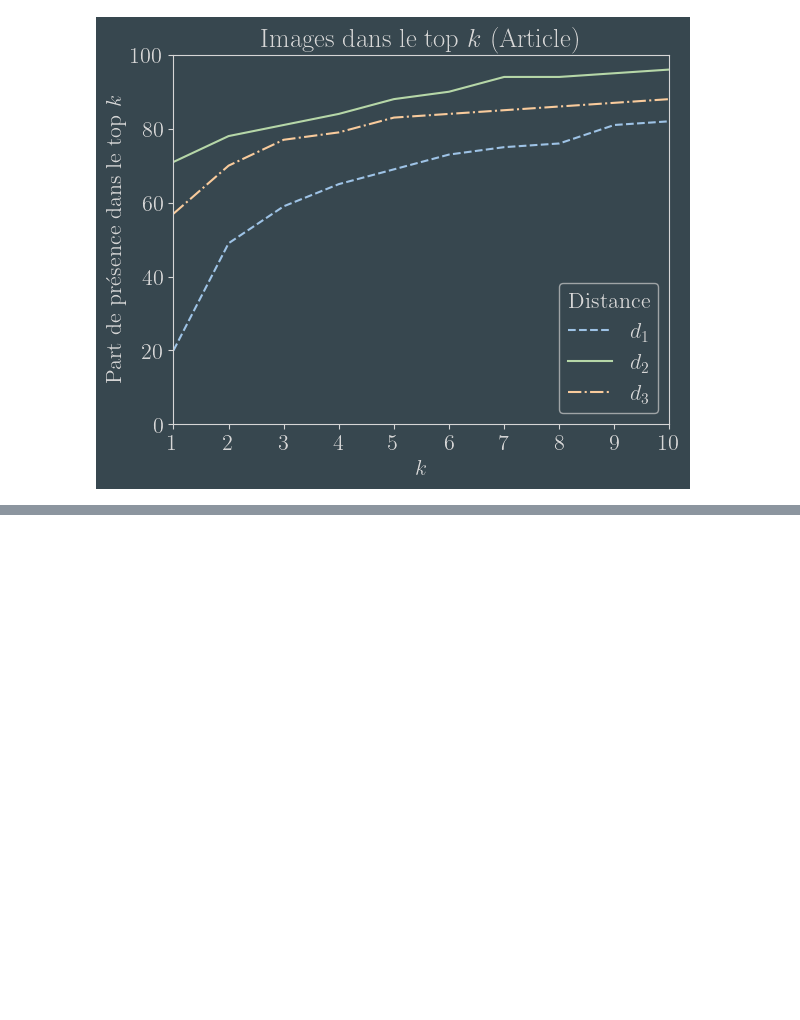
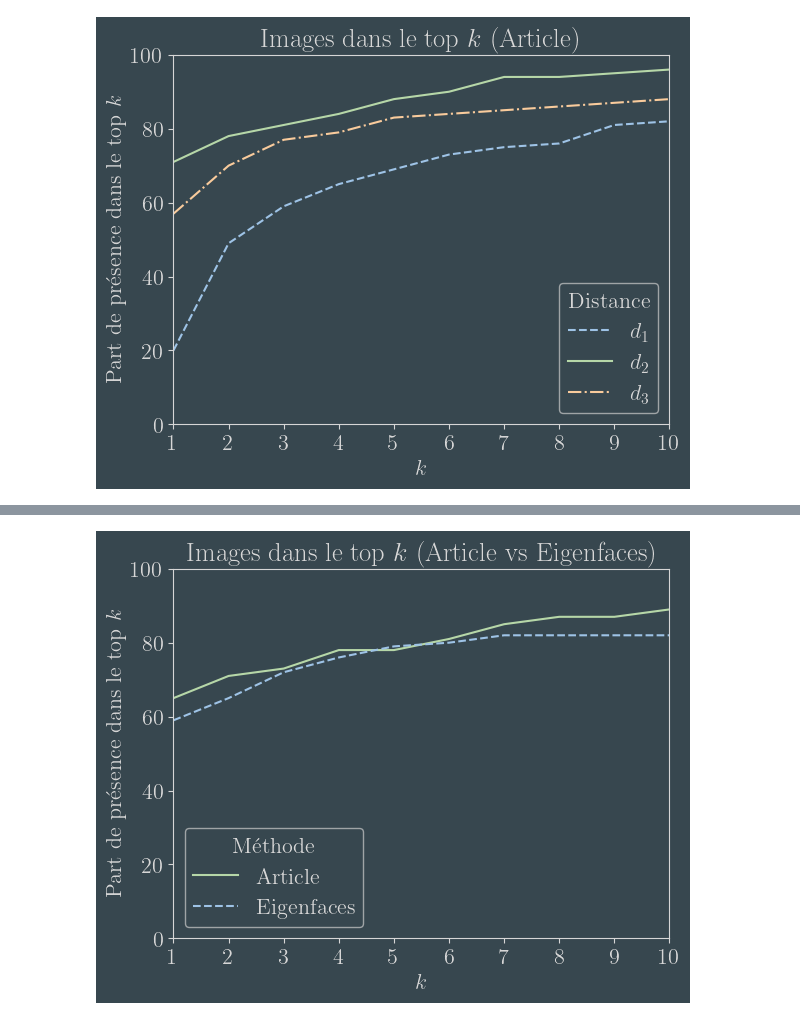
Before and after one commit to Clemflannagahn/INF8801A-Projet, a Jupyter notebook: plots.ipynb, the cells around one changed output, grey strips where cells are left out. Saved outputs shown, nothing was run; the diff lists cells and outputs as text; code cells hidden in the pictures; blank space fills up the shorter version.

```diff
--- a/plots.ipynb
+++ b/plots.ipynb
@@ -61,0 +138,20 @@ plt.show()
+# %%
+eig = [59, 65, 72, 76, 79, 80, 82, 82, 82, 82]
+art = [65, 71, 73, 78, 78, 81, 85, 87, 87, 89]
+
+plt.plot(X, art, label='Article', color='#B6D7A8')
+plt.plot(X, eig, label='Eigenfaces', color='#9EC3E6', linestyle='--')
+
+plt.xlim(1, 10)
+plt.ylim(0, 100)
+plt.legend().set_title('Méthode')
+plt.xticks(X)
+
+plt.xlabel(r'$k$')
+plt.ylabel(r'Part de présence dans le top $k$')
+plt.title(r'Images dans le top $k$ (Article vs Eigenfaces)')
+
+plt.savefig(os.path.join(IMG_DIR,'article_vs_eig_impl.png'), dpi=600)
+plt.show()
+# %% [output]
+[figure, added]
```
Also changed, not shown: parts of 9 cells of this notebook, 1 other file.
